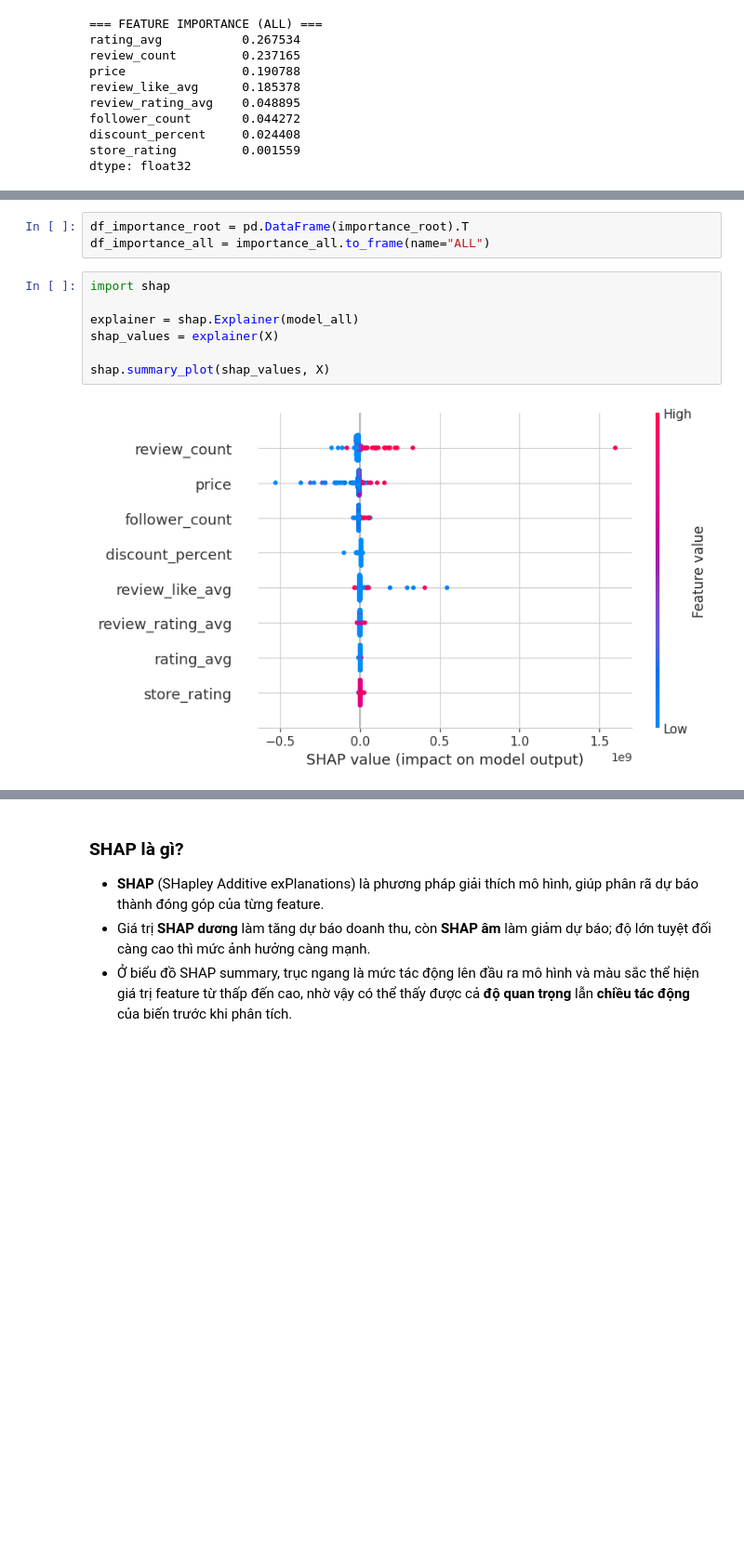
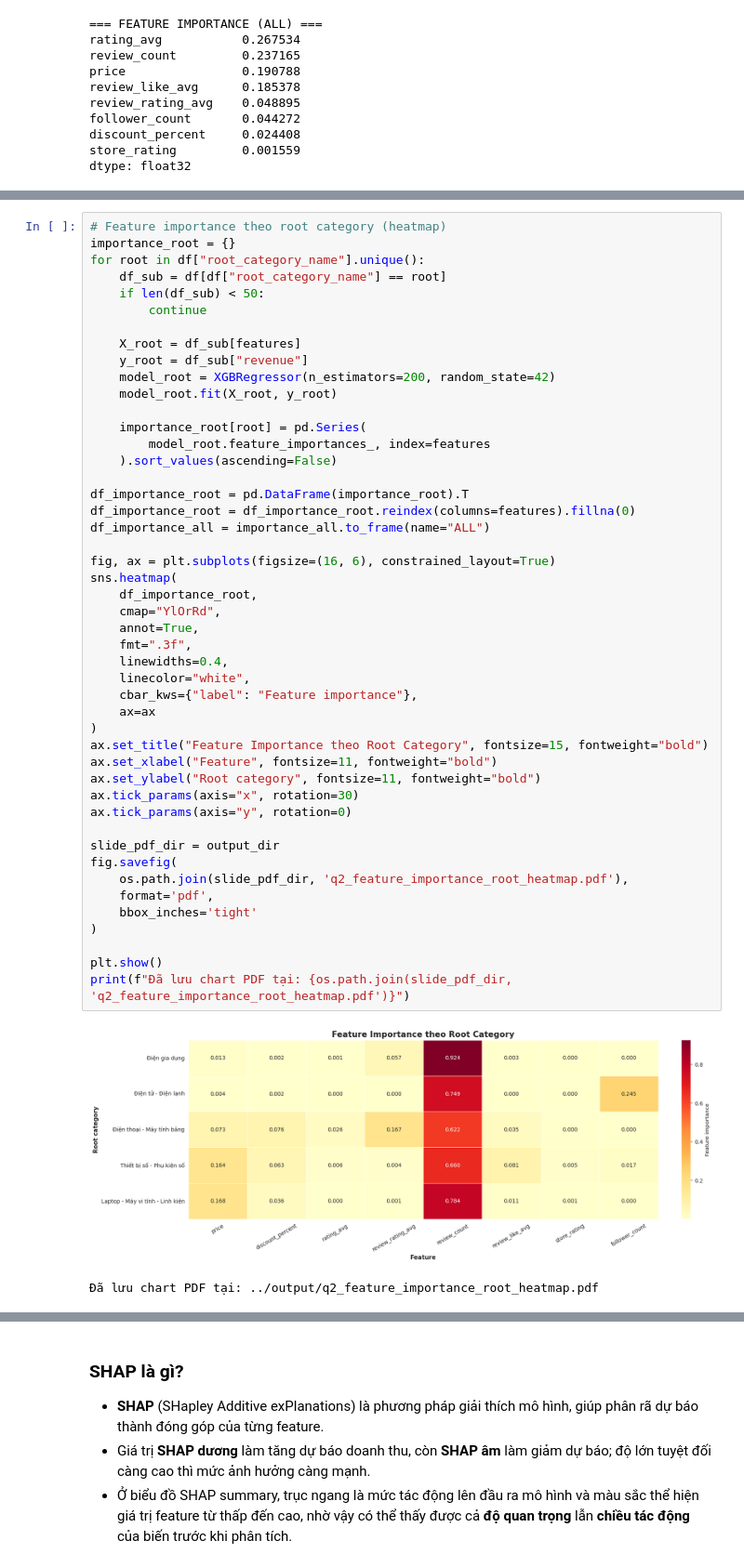
Before and after one commit to phuongth05/DV_LAB01, a Jupyter notebook: groups/manh.ipynb, the cells around one changed output, grey strips where cells are left out. Shown at 93% size. Saved outputs shown, nothing was run; the diff lists cells and outputs as text; blank space fills up the shorter version.

```diff
--- a/groups/manh.ipynb
+++ b/groups/manh.ipynb
@@ -482,12 +535,50 @@ dtype: float32
-# %%
-df_importance_root = pd.DataFrame(importance_root).T
-df_importance_all = importance_all.to_frame(name="ALL")
-# %%
-import shap
-
-explainer = shap.Explainer(model_all)
-shap_values = explainer(X)
-
-shap.summary_plot(shap_values, X)
-# %% [output]
-[figure, removed]
+# %%
+# Feature importance theo root category (heatmap)
+importance_root = {}
+for root in df["root_category_name"].unique():
+    df_sub = df[df["root_category_name"] == root]
+    if len(df_sub) < 50:
+        continue
+
+    X_root = df_sub[features]
+    y_root = df_sub["revenue"]
+    model_root = XGBRegressor(n_estimators=200, random_state=42)
+    model_root.fit(X_root, y_root)
+
+    importance_root[root] = pd.Series(
+        model_root.feature_importances_, index=features
+    ).sort_values(ascending=False)
+
+df_importance_root = pd.DataFrame(importance_root).T
+df_importance_root = df_importance_root.reindex(columns=features).fillna(0)
+df_importance_all = importance_all.to_frame(name="ALL")
+
+fig, ax = plt.subplots(figsize=(16, 6), constrained_layout=True)
+sns.heatmap(
+    df_importance_root,
+    cmap="YlOrRd",
+    annot=True,
+    fmt=".3f",
+    linewidths=0.4,
+    linecolor="white",
+    cbar_kws={"label": "Feature importance"},
+    ax=ax
+)
+ax.set_title("Feature Importance theo Root Category", fontsize=15, fontweight="bold")
+ax.set_xlabel("Feature", fontsize=11, fontweight="bold")
+ax.set_ylabel("Root category", fontsize=11, fontweight="bold")
+ax.tick_params(axis="x", rotation=30)
+ax.tick_params(axis="y", rotation=0)
+
+slide_pdf_dir = output_dir
+fig.savefig(
+    os.path.join(slide_pdf_dir, 'q2_feature_importance_root_heatmap.pdf'),
+    format='pdf',
+    bbox_inches='tight'
+)
+
+plt.show()
+print(f"Đã lưu chart PDF tại: {os.path.join(slide_pdf_dir, 'q2_feature_importance_root_heatmap.pdf')}")
+# %% [output]
+[figure, added]
+Đã lưu chart PDF tại: ../output/q2_feature_importance_root_heatmap.pdf
```
Also changed, not shown: parts of 6 cells of this notebook.
